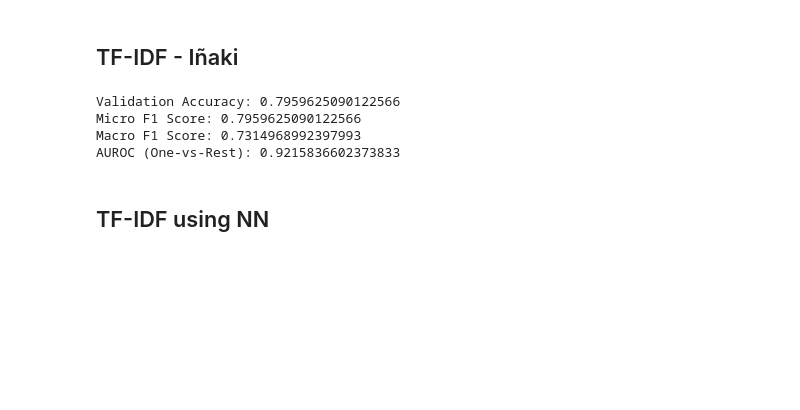
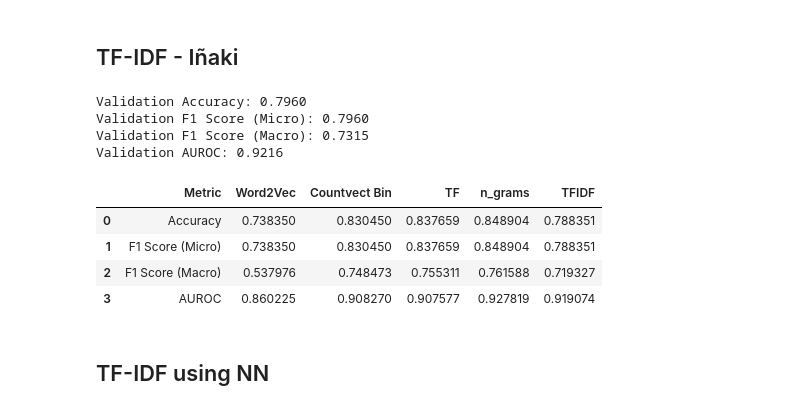
Before and after one commit to rsm-iiribarrenpenuelas/final-project-mgta415, a Jupyter notebook: Final.ipynb, the cells around one changed output. Cells and saved outputs as stored; diff of their text form; code cells hidden in the pictures; blank space fills up the shorter version.

```diff
--- a/Final.ipynb
+++ b/Final.ipynb
@@ -466,10 +490,7 @@ LogisticRegressionCV(cv=5, max_iter=300, n_jobs=-1, random_state=0,
 y_prob_1 = clf2.predict_proba(xtest_vectors)
 y_pred_1 = clf2.predict(xtest_vectors)
 
+accuracy = accuracy_score(y_test, y_pred_1)
 auroc_ovr = roc_auc_score(y_test, y_prob_1, multi_class='ovr', average='macro')
 macro_f1 = f1_score(y_test, y_pred_1, average='macro')
 micro_f1 = f1_score(y_test, y_pred_1, average='micro')
-
-print(f"Macro F1-score: {macro_f1}")
-print(f"Micro F1-score: {micro_f1}")
-print(f"AUROC: {auroc_ovr}")
@@ -479,0 +497,4 @@ AUROC: 0.9075766524973868
+# %%
+results_df['TF'] = [accuracy, micro_f1, macro_f1, auroc_ovr]
+
+results_df
@@ -512,7 +536,0 @@ Actual: negative - Predicted: neutral
-# %%
-results_df = pd.DataFrame({
-    'Metric': ['Accuracy', 'F1 Score (Micro)', 'F1 Score (Macro)', 'AUROC'],
-    'n_grams': [val_accuracy, f1_micro, f1_macro, auroc]
-})
-
-results_df
@@ -524,0 +537,12 @@ results_df
+# %%
+y_test_pred = model.predict(X_test_vect)
+test_accuracy = accuracy_score(y_test, y_test_pred)
+test_f1_micro = f1_score(y_test, y_test_pred, average='micro')
+test_f1_macro = f1_score(y_test, y_test_pred, average='macro')
+
+y_test_proba = model.predict_proba(X_test_vect)
+test_auroc = roc_auc_score(y_test, y_test_proba, multi_class='ovr')
+
+results_df['n_grams'] = [test_accuracy, test_f1_micro, test_f1_macro, test_auroc]
+
+results_df
@@ -540,16 +570,34 @@ f1_macro = f1_score(y_val, y_val_pred, average='macro')
 
 y_val_proba = model.predict_proba(X_val_tfidf)
 auroc = roc_auc_score(y_val, y_val_proba, multi_class='ovr', average='weighted')
+
+print(f"Validation Accuracy: {val_accuracy:.4f}")
+print(f"Validation F1 Score (Micro): {f1_micro:.4f}")
+print(f"Validation F1 Score (Macro): {f1_macro:.4f}")
+print(f"Validation AUROC: {auroc:.4f}")
+# %% [output]
+Validation Accuracy: 0.7960
+Validation F1 Score (Micro): 0.7960
+Validation F1 Score (Macro): 0.7315
+Validation AUROC: 0.9216
-# %%
-print(f"Validation Accuracy: {val_accuracy}")
-print(f"Micro F1 Score: {f1_micro}")
-print(f"Macro F1 Score: {f1_macro}")
-print(f"AUROC (One-vs-Rest): {auroc}")
-# %% [output]
-Validation Accuracy: 0.7959625090122566
-Micro F1 Score: 0.7959625090122566
-Macro F1 Score: 0.7314968992397993
-AUROC (One-vs-Rest): 0.9215836602373833
+# %%
+y_test_pred = model.predict(X_test_tfidf)
+test_accuracy = accuracy_score(y_test, y_test_pred)
+test_f1_micro = f1_score(y_test, y_test_pred, average='micro')
+test_f1_macro = f1_score(y_test, y_test_pred, average='macro')
+
+y_test_proba = model.predict_proba(X_test_tfidf)
+test_auroc = roc_auc_score(y_test, y_test_proba, multi_class='ovr', average='weighted')
+
+results_df['TFIDF'] = [test_accuracy, test_f1_micro, test_f1_macro, test_auroc]
+
+results_df
+# %% [output]
+|  | Metric | Word2Vec | Countvect Bin | TF | n_grams | TFIDF |
+| 0 | Accuracy | 0.738350 | 0.830450 | 0.837659 | 0.848904 | 0.788351 |
+| 1 | F1 Score (Micro) | 0.738350 | 0.830450 | 0.837659 | 0.848904 | 0.788351 |
+| 2 | F1 Score (Macro) | 0.537976 | 0.748473 | 0.755311 | 0.761588 | 0.719327 |
+| 3 | AUROC | 0.860225 | 0.908270 | 0.907577 | 0.927819 | 0.919074 |
 # %% [markdown]
 ## TF-IDF using NN
 # %%
```
Also changed, not shown: parts of 18 cells of this notebook.
